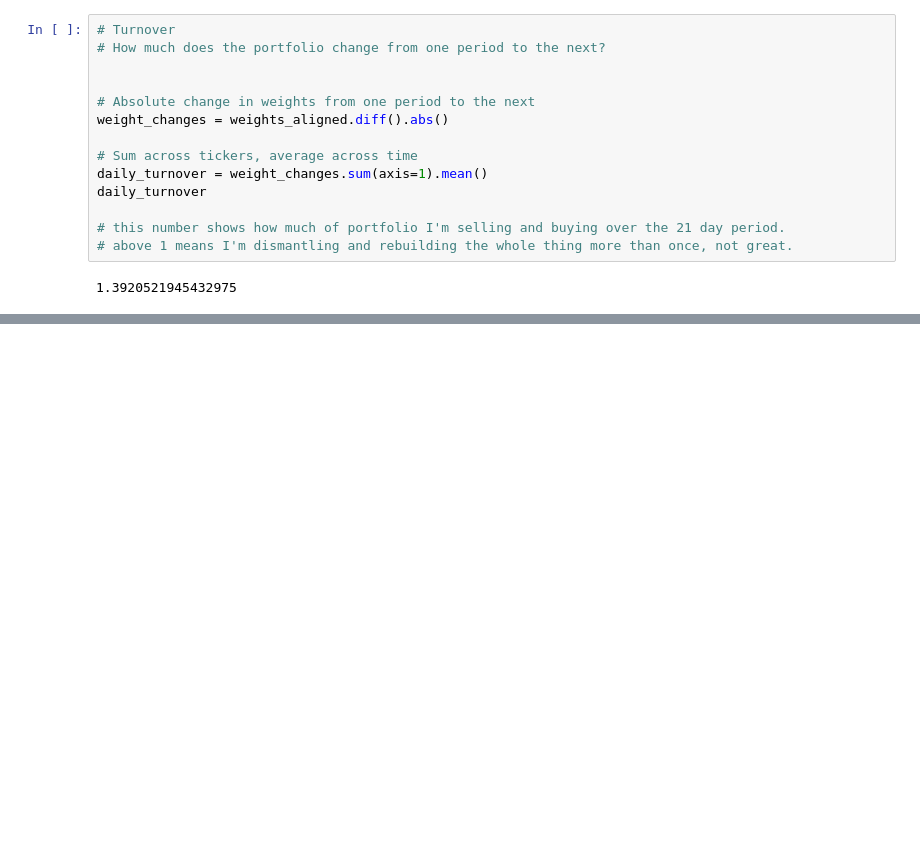
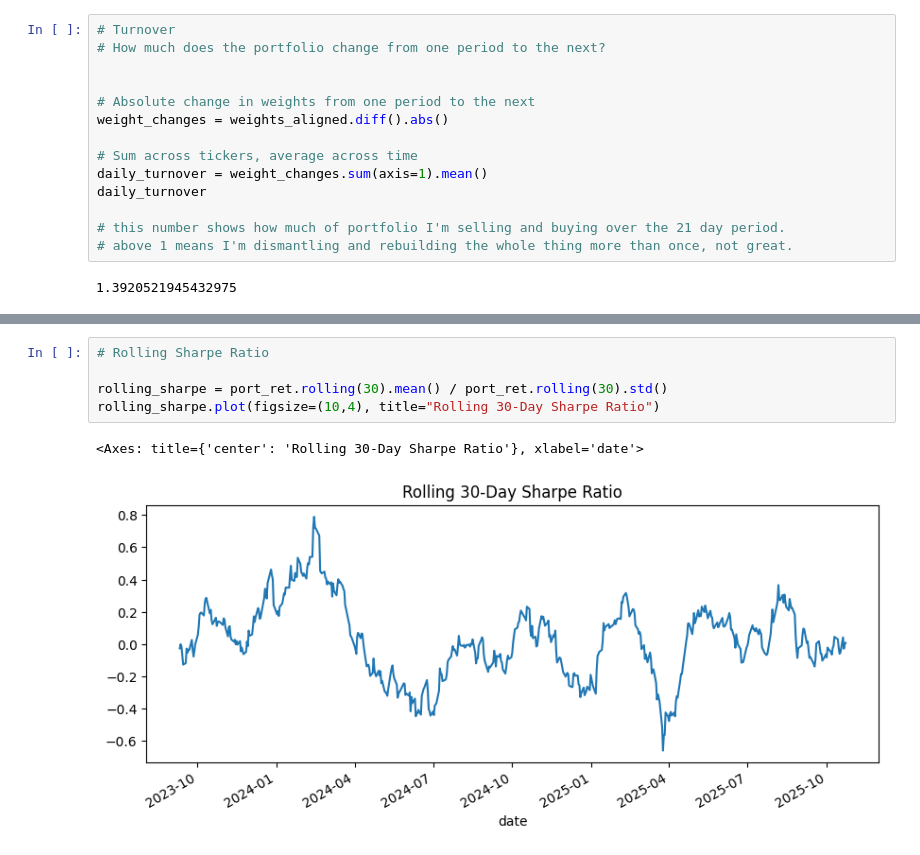
Before and after one commit to emmetand/dynamic-quant-equity-simulator, a Jupyter notebook: notebooks/ridge_model.ipynb, the cells around one changed output, grey strips where cells are left out. Saved outputs shown, nothing was run; the diff lists cells and outputs as text; blank space fills up the shorter version.

```diff
--- a/notebooks/ridge_model.ipynb
+++ b/notebooks/ridge_model.ipynb
@@ -262,0 +273,8 @@ daily_turnover
+# %%
+# Rolling Sharpe Ratio
+
+rolling_sharpe = port_ret.rolling(30).mean() / port_ret.rolling(30).std()
+rolling_sharpe.plot(figsize=(10,4), title="Rolling 30-Day Sharpe Ratio")
+# %% [output]
+<Axes: title={'center': 'Rolling 30-Day Sharpe Ratio'}, xlabel='date'>
+[figure, added]
```
Also changed, not shown: parts of 6 cells of this notebook, 6 other files.
